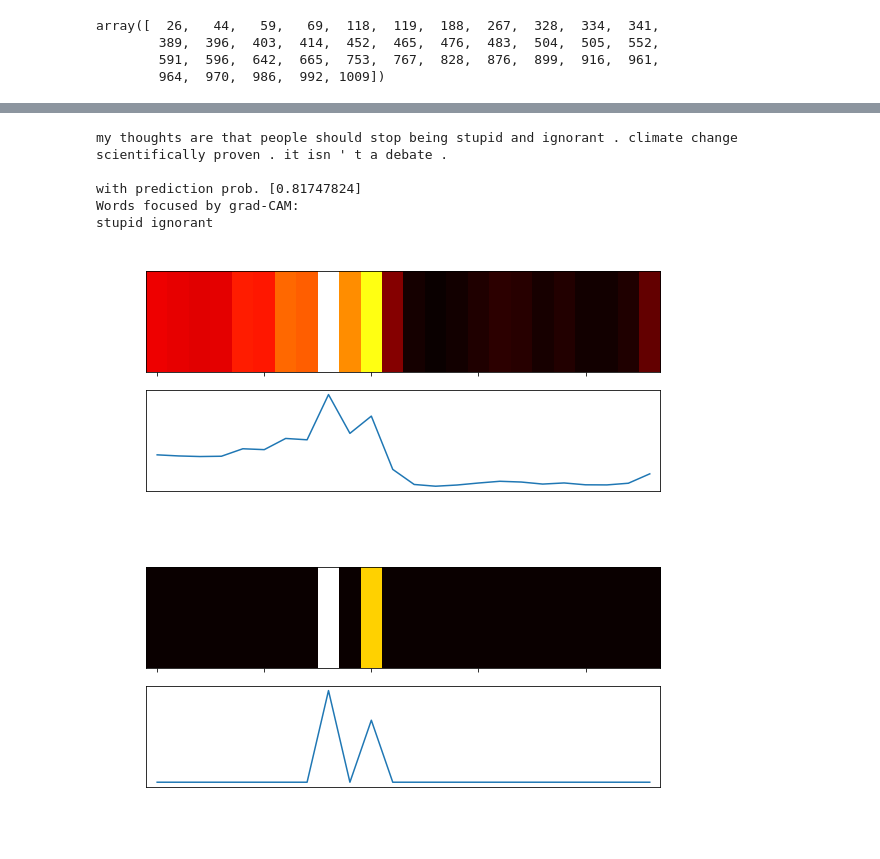
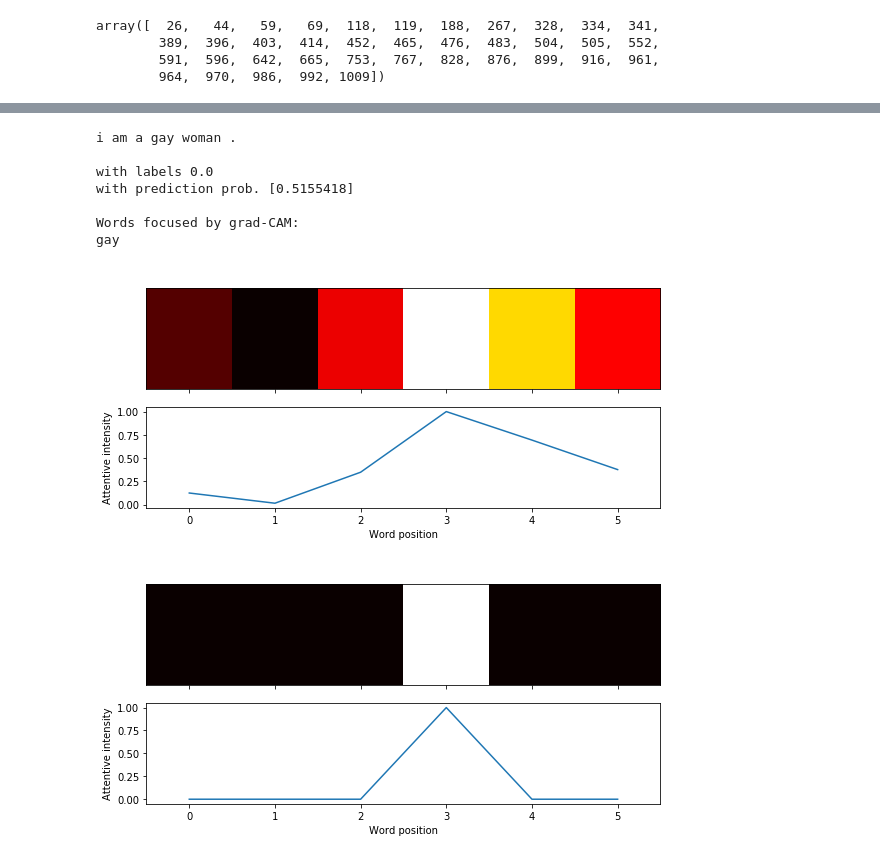
Before and after one commit to yurayli/jigsaw-toxic-bias-reduction, a Jupyter notebook: lstm_nn_vis.ipynb, the cells around one changed output, grey strips where cells are left out. Cells and saved outputs as stored; diff of their text form; code cells hidden in the pictures.

Commit message:
update lstm visualization nb

```diff
--- a/lstm_nn_vis.ipynb
+++ b/lstm_nn_vis.ipynb
@@ -805,10 +805,12 @@ def plot_cam(x, y, figsize=(8,4), title=None):
     ax2.plot(x,y)
     ax2.set_xlabel('Word position')
     ax2.set_ylabel('Attentive intensity')
-    ax2.xaxis.label.set_color('w')
-    ax2.yaxis.label.set_color('w')
-    ax2.tick_params(axis='x', colors='w')
-    ax2.tick_params(axis='y', colors='w')
+    # ax2.xaxis.label.set_color('w')
+    # ax2.yaxis.label.set_color('w')
+    ax2.tick_params(axis='x')
+    ax2.tick_params(axis='y')
+    # ax2.tick_params(axis='x', colors='w')
+    # ax2.tick_params(axis='y', colors='w')
 
     plt.tight_layout()
     plt.show()
@@ -992,16 +1016,19 @@ shut the fuck
 # %%
 # labeled 0.440000, 0.600000, 0.000000, 0.0, 0.0, 0.0, 0.0, 0.00, 0.0, 0.0
 sample_str = """
-My thoughts are that people should stop being stupid and ignorant. Climate change scientifically proven. It isn't a debate.
+I am a gay woman.
 """
 
 commt = preprocessing(sample_str)
-see_results(commt[0])
+tgs = np.array([0.0])
+see_results(commt[0], tgs)
 # %% [output]
-my thoughts are that people should stop being stupid and ignorant . climate change scientifically proven . it isn ' t a debate .
+i am a gay woman .
 
-with prediction prob. [0.81747824]
+with labels 0.0
+with prediction prob. [0.5155418]
+
 Words focused by grad-CAM:
-stupid ignorant
+gay
-[figure, old version]
+[figure, new version]
-[figure, old version]
+[figure, new version]
```
Also changed, not shown: parts of 10 cells of this notebook.
